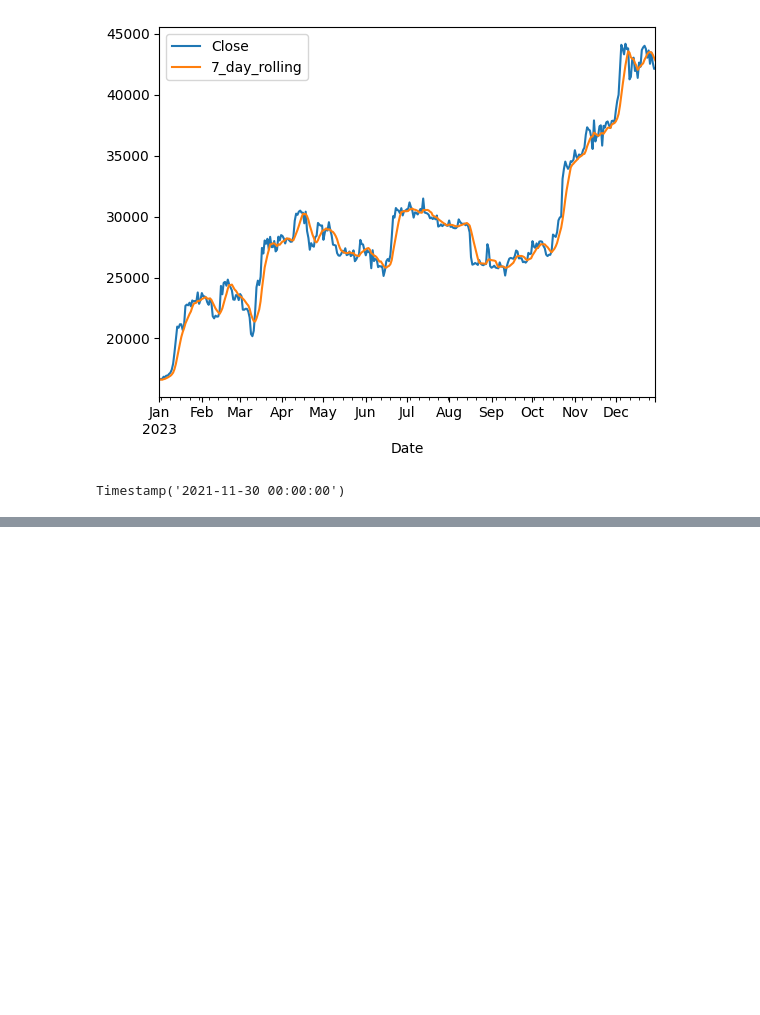
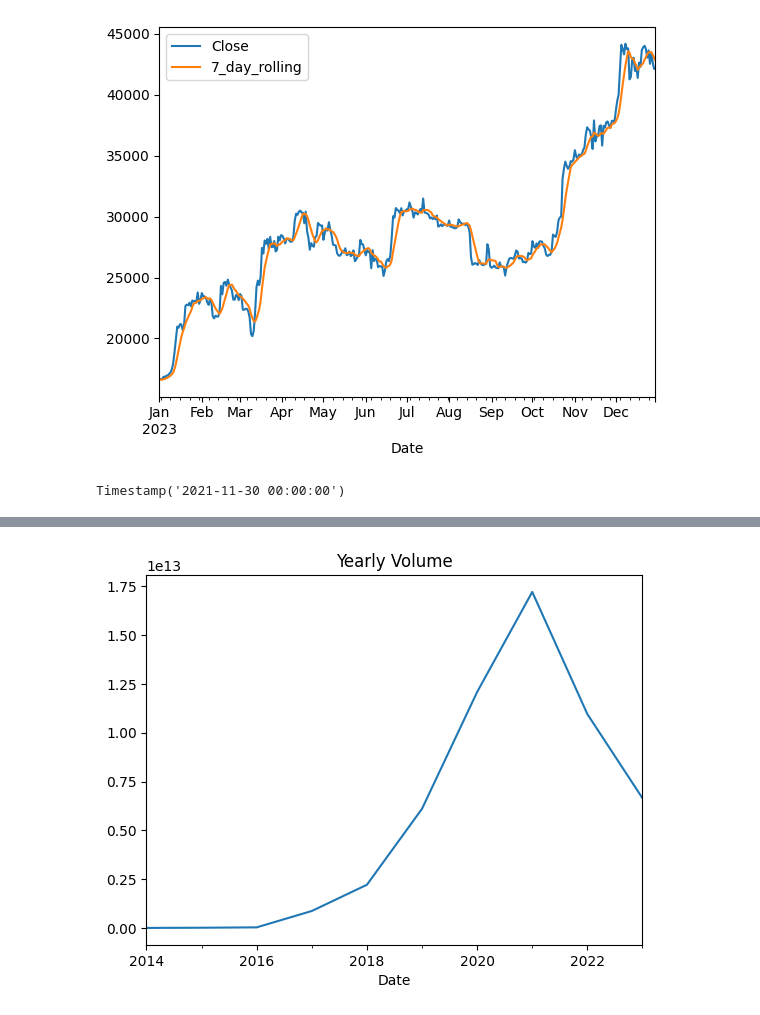
Before and after one commit to Mnr04/Time_series_analysis_course, a Jupyter notebook: Cours1_TSA.ipynb, the cells around one changed output, grey strips where cells are left out. Saved outputs shown, nothing was run; the diff lists cells and outputs as text; code cells hidden in the pictures; blank space fills up the shorter version.

```diff
--- a/Cours1_TSA.ipynb
+++ b/Cours1_TSA.ipynb
@@ -98,0 +107,6 @@ volatility
+# %%
+# Plot the yearly Volume
+df.resample('YE').sum()["Volume"].plot(title ='Yearly Volume')
+plt.show()
+# %% [output]
+[figure, added]
```
Also changed, not shown: parts of 13 cells of this notebook.
